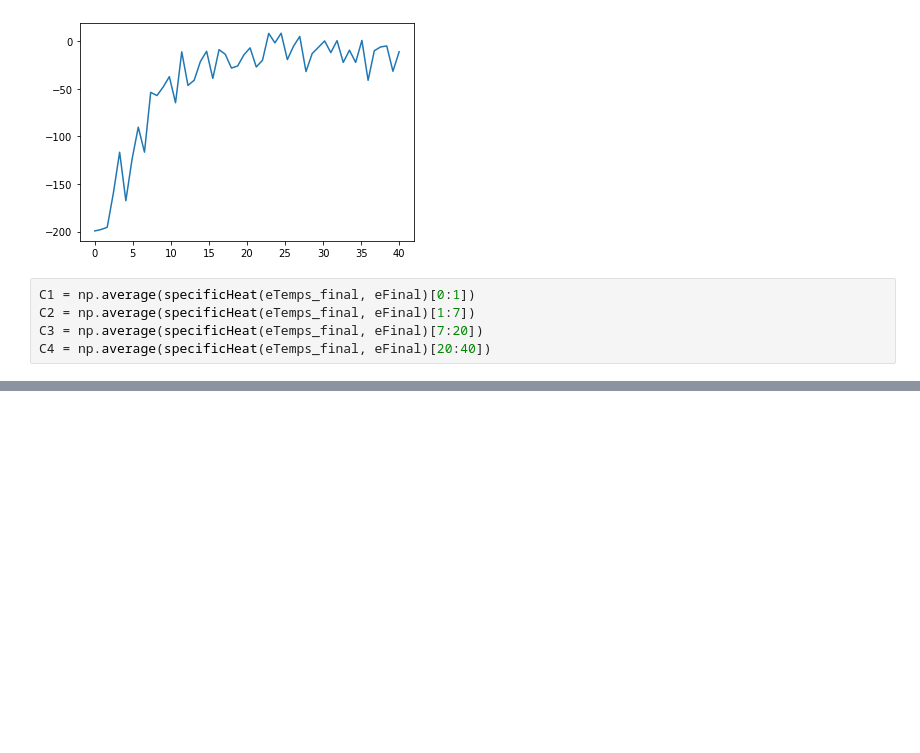
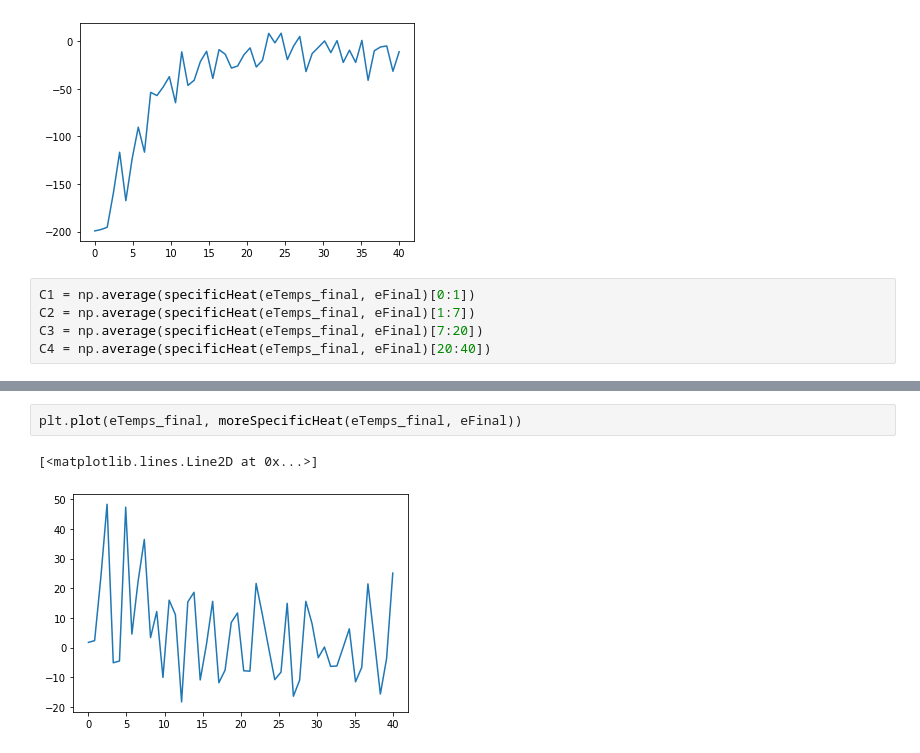
Before and after one commit to rfrydman/IsingModel, a Jupyter notebook: HW 3.ipynb, the cells around one changed output, grey strips where cells are left out. Saved outputs shown, nothing was run; the diff lists cells and outputs as text; blank space fills up the shorter version.

```diff
--- a/HW 3.ipynb
+++ b/HW 3.ipynb
@@ -799,0 +816,5 @@ specificHeat(eTemps_final, eFinal)
+# %%
+plt.plot(eTemps_final, moreSpecificHeat(eTemps_final, eFinal))
+# %% [output]
+[<matplotlib.lines.Line2D at 0x...>]
+[figure, added]
```
Also changed, not shown: parts of 13 cells of this notebook, 1 other file.
